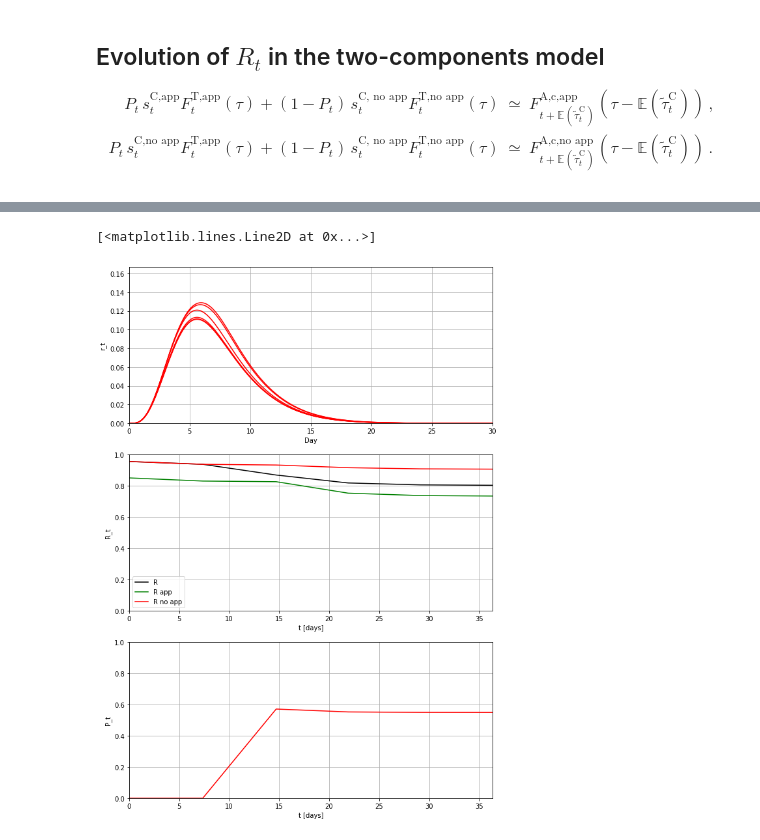
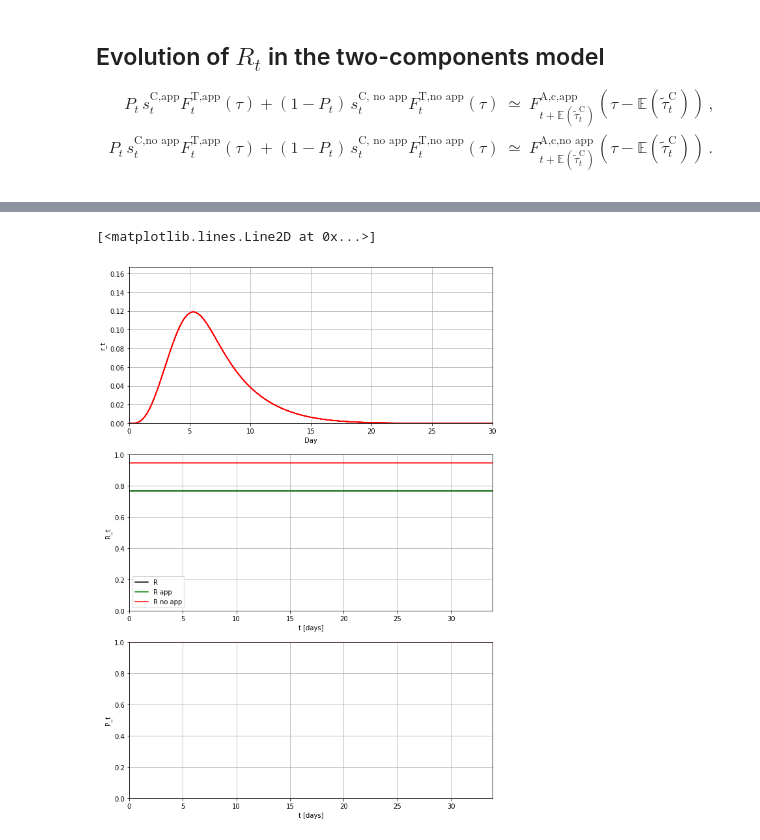
Before and after one commit to MarcoMene/epidemics-suppression, a Jupyter notebook: R_suppression_calculations.ipynb, the cells around one changed output, grey strips where cells are left out. Cells and saved outputs as stored; diff of their text form; code cells hidden in the pictures.

```diff
--- a/R_suppression_calculations.ipynb
+++ b/R_suppression_calculations.ipynb
@@ -223,19 +139,10 @@ p_DeltaAT = DeltaMeasure(position=Deltat_test, height=1)
 $$s^\text{C}_tF^\text{T}_t(\tau) \simeq F^\text{A,c}_{t+\mathbb{E}(\tau^\text{C}_t)}(\tau - \mathbb{E}(\tau^\text{C}_t))$$
 # %%
 #   INPUTS    #
-sS = 1. # Probability of (immediate) CTA given symptoms
-sC = 0.
+sS = 0.5 # Probability of (immediate) CTA given symptoms
+sC = 0.5
 xi = 1.
 
-Deltat_test = 0
-
-# The original reproduction number:
-R0_0 = 1
-alpha=4.865916955  # parameters of the gamma distrbution
-beta=0.6487889273
-
-# The incubation period distribution
-mu = 1.644
-sigma = 0.363
+Deltat_test = 0.
 # %%
 # %matplotlib notebook
@@ -383,34 +280,22 @@ P_t\,s^\text{C,no app}_t F^\text{T,app}_t(\tau) + (1-P_t)\,s^\text{C, no app}_t
 \end{array}$$
 # %%
 #   INPUTS    #
-sSapp = 0.4 # Probability of (immediate) CTA given symptoms
+sSapp = 0.5 # Probability of (immediate) CTA given symptoms
 sSnoapp = 0.2
-sCapp = 0.6
-sCnoapp = 0.2
-xi = 0.8
+sCapp = 0.
+sCnoapp = 0.
+xi = 1.
 
 def epsilon(t):
-    if t<=10:
+    if t<0:
         return 0
     else:
-        return 0.6
+        return 1.
 
 Deltat_testapp = 2
 Deltat_testnoapp = 4
-
-# The original reproduction number:
-R0_0 = 1
-alpha=4.865916955  # parameters of the gamma distrbution
-beta=0.6487889273
-
-# The incubation period distribution
-mu = 1.644
-sigma = 0.363
 # %%
 # %matplotlib notebook
-
-def r0_0(tau):
-    return R0_0 * gamma_density(tau, alpha, beta)
 
 def psi(t):
     return 1
@@ -420,12 +305,6 @@ def R0(t):
 
 def r0(t, tau):
     return R0(t) * r0_0(tau)
-
-def FS(tau):
-    if tau>0:
-        return lognormal_cdf(tau, mu, sigma)
-    else:
-        return 0
 
 def FAsapp(tau):
     return sSapp * FS(tau)
@@ -595,2 +474,2 @@ t=36.3,
 [<matplotlib.lines.Line2D at 0x...>]
-[figure, old version]
+[figure, new version]
```
Also changed, not shown: parts of 11 cells of this notebook, 5 other files.
